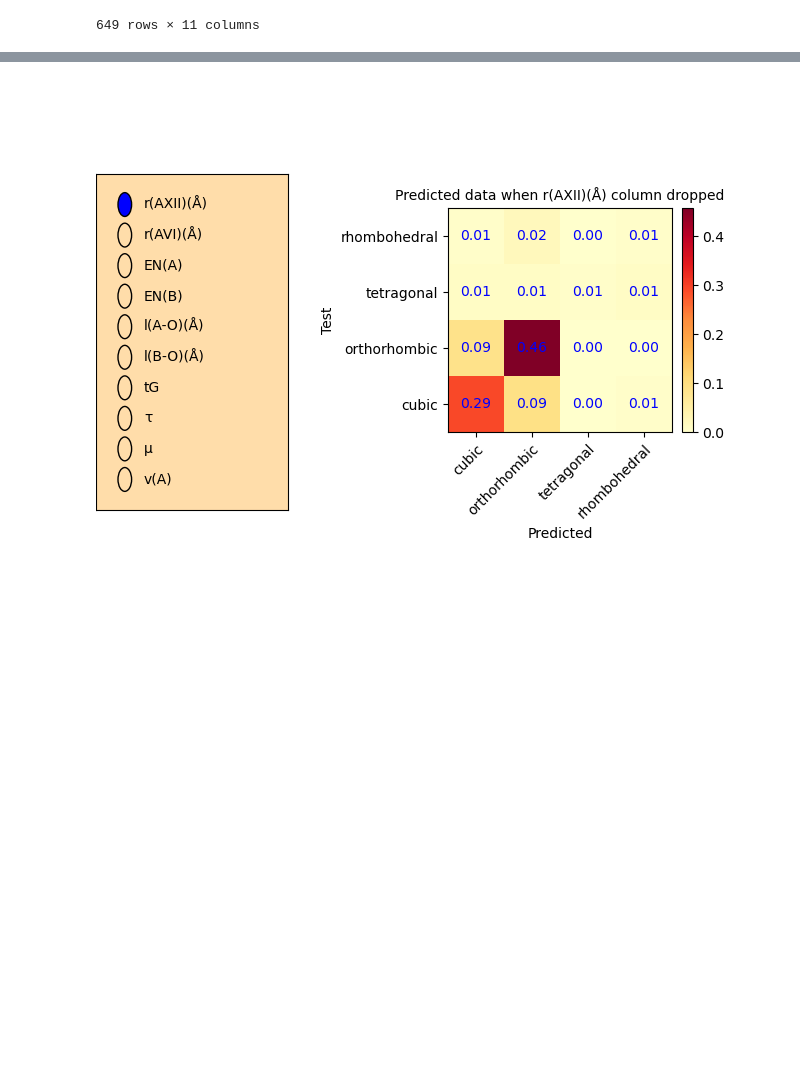
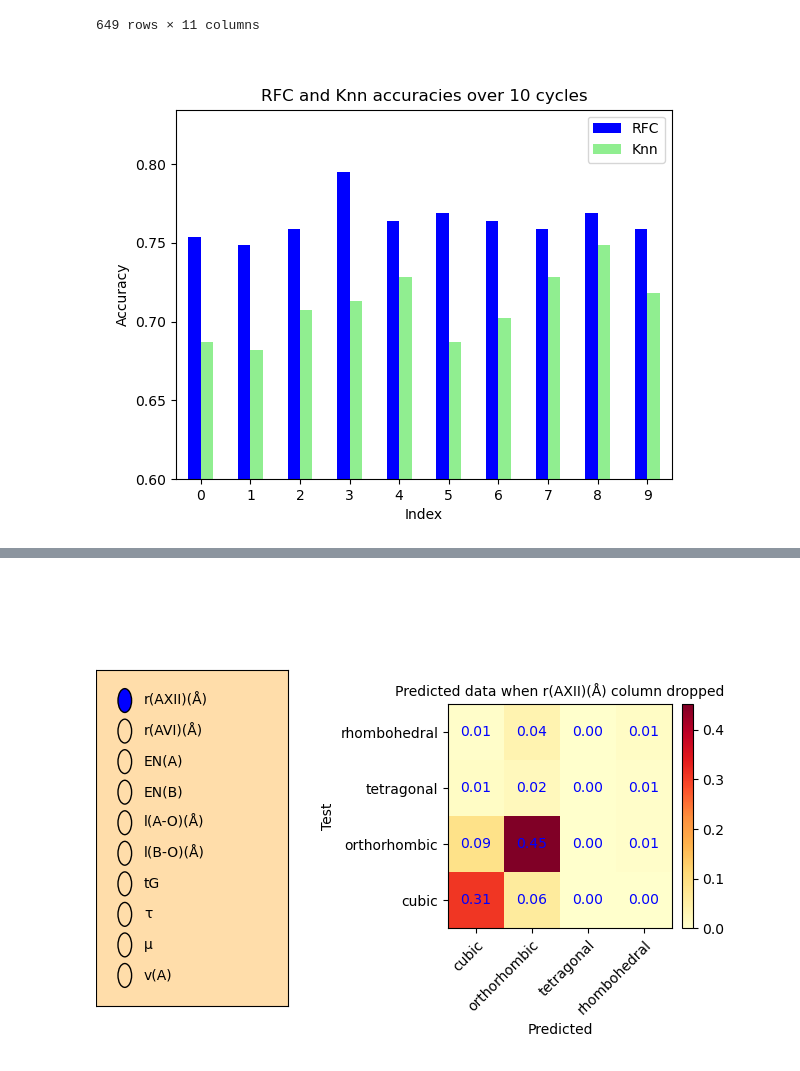
Before and after one commit to HoloNuke/Computing-Challenge2022, a Jupyter notebook: Classifier accuracy.ipynb, the cells around one changed output, grey strips where cells are left out. Drawn from its saved outputs; the diff is of its cells as text; code cells hidden in the pictures; blank space fills up the shorter version.

```diff
--- a/Classifier accuracy.ipynb
+++ b/Classifier accuracy.ipynb
@@ -39,6 +39,7 @@ df_pre
 | 648 | 0.5 | 0.000000 | 0.114286 | 0.558442 | 0.420635 | 0.133053 | 0.016747 | 0.004973 | 0.909270 | 0.000 | ... |
 649 rows × 11 columns
 # %%
+plt.clf()
 def BestValues(df_pre):
     columns=list(df_pre.columns)
     index = columns.index("Lowest distortion")
@@ -48,88 +49,126 @@ def BestValues(df_pre):
     X = df_pre[columns].to_numpy()
     X_train,X_test,y_train, y_test=train_test_split(X,y, test_size=0.3, random_state=0)
 
+    rfc=RandomForestClassifier()
+    knn = KNeighborsClassifier()
 
-
-    rfc=RandomForestClassifier()
-
-    a=time.time()
-    param_grid = {
-    'n_estimators': [30,40,50,60,70,80],
-    'max_depth' : [6,7,8,9,10],
+    param_grid_rfc = {
+    'n_estimators': list(range(1,80,10)),
+    'max_depth' : list(range(1,20,4)),
     'criterion' :['gini', 'entropy']
     }
 
-    rfc_optimisedParams = GridSearchCV(estimator=rfc, param_grid=param_grid, cv = 5)
+    param_grid_knn = {
+    'leaf_size': list(range(1,15)),
+    'n_neighbors': list(range(1,15)),
+    'p': [1,2]
+    }
+
+    rfc_optimisedParams = GridSearchCV(estimator=rfc, param_grid=param_grid_rfc, cv = 5)
     rfc_optimisedParams.fit(X_train, y_train)
 
-    BestParams = rfc_optimisedParams.best_params_
-    print(BestParams)
+    knn_optimisedParams = GridSearchCV(estimator=knn,param_grid=param_grid_knn, cv=5 )
+    knn_optimisedParams.fit(X_train, y_train)
 
-    return BestParams
+    bestParamsRfc = rfc_optimisedParams.best_params_
+    bestParamsKnn = knn_optimisedParams.best_params_
+    return bestParamsRfc, bestParamsKnn
 
+bestParamsRfc, bestParamsKnn = BestValues(df_pre)
 
-def RanForest(BestParams):
+def RanForest():
     columns=list(df_pre.columns)
     index = columns.index("Lowest distortion")
     #remove Lowest column from data set to compare
     y_col = columns.pop(index)
     y = df_pre[y_col].to_numpy()
     X = df_pre[columns].to_numpy()
-    X_train,X_test,y_train, y_test=train_test_split(X,y, test_size=0.3)
+    X_train,X_test,y_train, y_test=train_test_split(X,y, test_size=0.3, random_state=0)
 
-    #print(Bestparams.values())
-    rfc1=RandomForestClassifier(max_features='auto', n_estimators= 32, max_depth=10, criterion='gini')
+    #print(bestparamsRfc.values())
+    rfc1=RandomForestClassifier(
+        max_features='auto',
+        n_estimators=bestParamsRfc['n_estimators'],
+        max_depth=bestParamsRfc['max_depth'],
+        criterion=bestParamsRfc['criterion'])
     rfc1.fit(X_train, y_train)
 
     pred=rfc1.predict(X_test)
     #print(pred)
     #print(y_test)
-    #print("Accuracy for Random Forest on CV data: ", accuracy_score(y_test,pred)
+    #accRfc = accuracy_score(y_test,pred)
     return pred, y_test
 
-
+def KNeigh():
+    columns=list(df_pre.columns)
+    index = columns.index("Lowest distortion")
+    #remove Lowest column from data set to compare
+    y_col = columns.pop(index)
+    y = df_pre[y_col].to_numpy()
+    X = df_pre[columns].to_numpy()
+    X_train,X_test,y_train, y_test=train_test_split(X,y, test_size=0.3) # random state removed
+    knn1 = KNeighborsClassifier(
+        leaf_size= bestParamsKnn['leaf_size'],
+        n_neighbors= bestParamsKnn['n_neighbors'],
+        p = bestParamsKnn['p']
+    )
+    knn1.fit(X_train, y_train)
+    pred = knn1.predict(X_test)
+    return pred, y_test
 
 def conf_matrix(ytest, predict):
     structure = ["cubic", "orthorhombic", "tetragonal", "rhombohedral"]
     conf_matrix = confusion_matrix(ytest, predict, labels=structure)
     conf_matrixper = conf_matrix/np.sum(conf_matrix)
     #structure = ["cubic","orthorhombic","tetragonal","rhombohedral"]
     conf_matrixper = pd.DataFrame(conf_matrixper, index=structure, columns=structure)
     return conf_matrixper
 
+#Accuracy comparrison cycled 10 times to get an average of the score
+accRfc = []
+accKnn = []
+for i in range(10):
+    predRfc, y_test_rfc = RanForest()
+    predKnn, y_test_Knn = KNeigh()
+    accRfc.append(accuracy_score(y_test_rfc,predRfc))
+    accKnn.append(accuracy_score(y_test_Knn,predKnn))
+accuracies = pd.DataFrame({'RFC': accRfc, 'Knn': accKnn}, columns=['RFC', 'Knn'])
+accuracies.plot.bar(rot = '0', color=['blue', 'lightgreen'])
+plt.legend(loc = 'upper right')
+plt.ylim(bottom = 0.6)
+plt.xlabel('Index')
+plt.ylabel('Accuracy')
+plt.title('RFC and Knn accuracies over 10 cycles')
+plt.show()
+print(f'Accuracy means: \n{accuracies.mean()}')
 
 
-Bestparams = BestValues(df_pre)
-#print(Bestparams)
-#pred, y_test = RanForest(Bestparams)
+# print(f'Accuracy of Random Forest using the best hyperparameters: {accuracy_score(y_test_rfc,predRfc)}')
+# print(f'Accuracy of K nearest neighbor using the best hyperparameters: {accuracy_score(y_test_Knn,predKnn)}')
+#print(bestParamsRfc)
+#pred, y_test = RanForest(bestParamsRfc)
 
-
-
-#conf_matrixper
-
-
-
+# conf_matrixper
 col = ["r(AXII)(Å)",'r(AVI)(Å)','EN(A)','EN(B)',"l(A-O)(Å)","l(B-O)(Å)","tG","τ","μ", "v(A)"]
-
-
 
 for i in (col):
     #print(df_pre)
     df=df_pre.copy().drop(i,axis=1)
     # define new test data
-    pred, y_test = RanForest(Bestparams)
+    pred, y_test = RanForest()
     #score, Lr = LogReg(X_train, X_test, y_train, y_test)
     #call RF
     #RF = RanForest(X_train, X_test, y_train, y_test)
     #Return predictions
     #bestpredict,finalscore,y_testfinal = findbeststratkfold(X_train, X_test, y_train, y_test, RF)
     #return conf matrix and
     conf = conf_matrix(y_test, pred)
     conf = pd.DataFrame(conf)
     print(conf)
     print('Acuracy', accuracy_score(y_test,pred))
     conf.to_csv(f"{i}.csv")
 
 print(pred)
 print(y_test)
 # %% [output]
+[figure, added]
```
Also changed, not shown: parts of 4 cells of this notebook, 12 other files.
